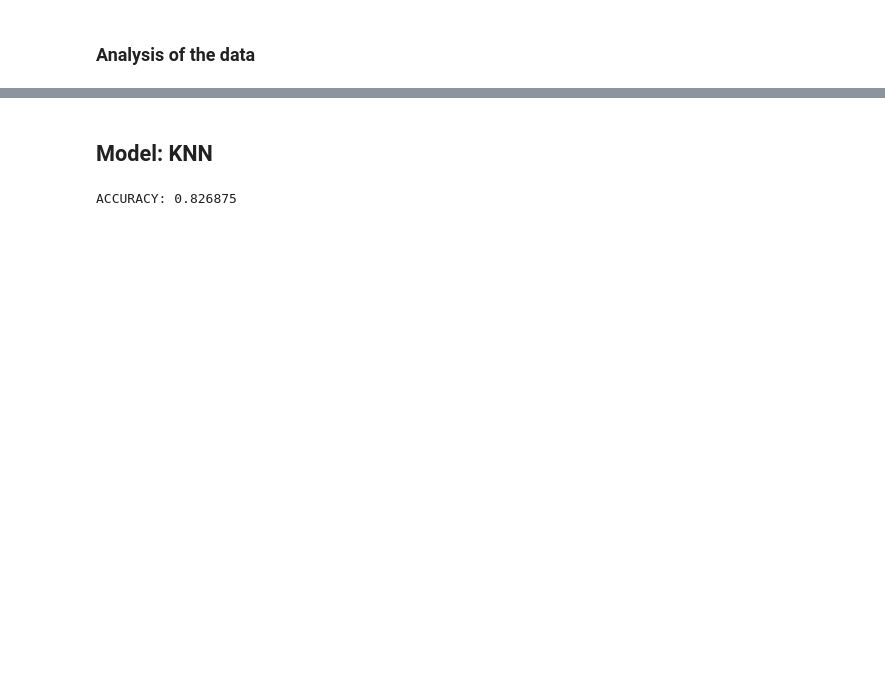
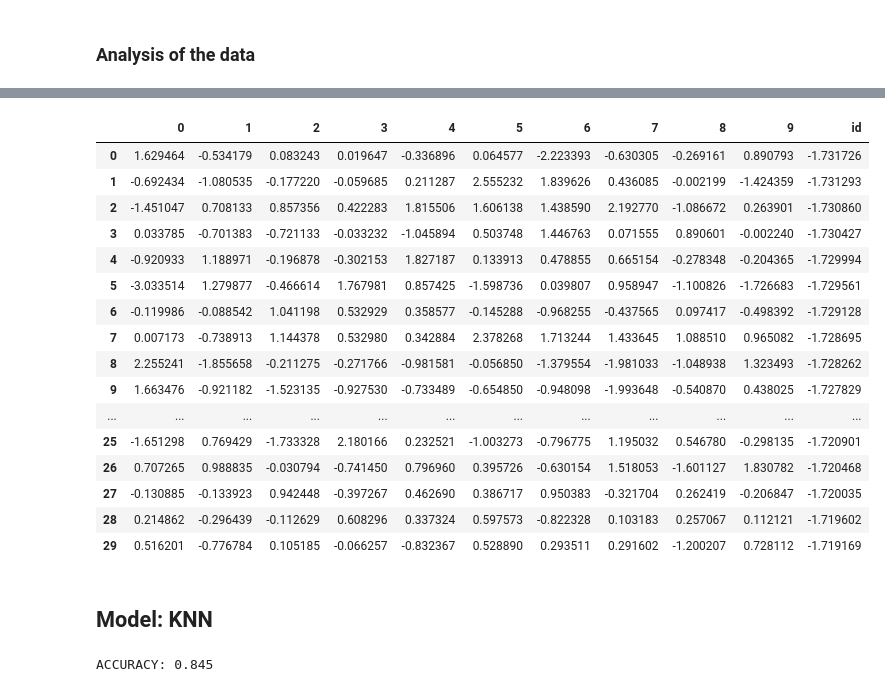
Before and after one commit to chasewes/DataSlayers, a Jupyter notebook: kaggle_competition.ipynb, the cells around one changed output, grey strips where cells are left out. Saved outputs shown, nothing was run; the diff lists cells and outputs as text; code cells hidden in the pictures; blank space fills up the shorter version.

```diff
--- a/kaggle_competition.ipynb
+++ b/kaggle_competition.ipynb
@@ -62,22 +77,41 @@ sns.heatmap(train.corr(), annot=True)
 # %%
 # normalize the data
 def normalize(df):
     df = (df - df.mean()) / df.std()
     return df
 
 # split the data into X and y
 X = train.drop('class', axis=1)
 y = train['class']
 
 # split the test data into X_test
 X_test = test
 
 # normalize the data
 X = normalize(X)
 
 # split the data into training and validation sets
 from sklearn.model_selection import train_test_split
 X_train, X_val, y_train, y_val = train_test_split(X, y, test_size=0.2, random_state=42)
+X.head(30)
+# %% [output]
+|  | 0 | 1 | 2 | 3 | 4 | 5 | 6 | 7 | 8 | 9 | id |
+| 0 | 1.629464 | -0.534179 | 0.083243 | 0.019647 | -0.336896 | 0.064577 | -2.223393 | -0.630305 | -0.269161 | 0.890793 | -1.731726 |
+| 1 | -0.692434 | -1.080535 | -0.177220 | -0.059685 | 0.211287 | 2.555232 | 1.839626 | 0.436085 | -0.002199 | -1.424359 | -1.731293 |
+| 2 | -1.451047 | 0.708133 | 0.857356 | 0.422283 | 1.815506 | 1.606138 | 1.438590 | 2.192770 | -1.086672 | 0.263901 | -1.730860 |
+| 3 | 0.033785 | -0.701383 | -0.721133 | -0.033232 | -1.045894 | 0.503748 | 1.446763 | 0.071555 | 0.890601 | -0.002240 | -1.730427 |
+| 4 | -0.920933 | 1.188971 | -0.196878 | -0.302153 | 1.827187 | 0.133913 | 0.478855 | 0.665154 | -0.278348 | -0.204365 | -1.729994 |
+| 5 | -3.033514 | 1.279877 | -0.466614 | 1.767981 | 0.857425 | -1.598736 | 0.039807 | 0.958947 | -1.100826 | -1.726683 | -1.729561 |
+| 6 | -0.119986 | -0.088542 | 1.041198 | 0.532929 | 0.358577 | -0.145288 | -0.968255 | -0.437565 | 0.097417 | -0.498392 | -1.729128 |
+| 7 | 0.007173 | -0.738913 | 1.144378 | 0.532980 | 0.342884 | 2.378268 | 1.713244 | 1.433645 | 1.088510 | 0.965082 | -1.728695 |
+| 8 | 2.255241 | -1.855658 | -0.211275 | -0.271766 | -0.981581 | -0.056850 | -1.379554 | -1.981033 | -1.048938 | 1.323493 | -1.728262 |
+| 9 | 1.663476 | -0.921182 | -1.523135 | -0.927530 | -0.733489 | -0.654850 | -0.948098 | -1.993648 | -0.540870 | 0.438025 | -1.727829 |
+| ... | ... | ... | ... | ... | ... | ... | ... | ... | ... | ... | ... |
+| 25 | -1.651298 | 0.769429 | -1.733328 | 2.180166 | 0.232521 | -1.003273 | -0.796775 | 1.195032 | 0.546780 | -0.298135 | -1.720901 |
+| 26 | 0.707265 | 0.988835 | -0.030794 | -0.741450 | 0.796960 | 0.395726 | -0.630154 | 1.518053 | -1.601127 | 1.830782 | -1.720468 |
+| 27 | -0.130885 | -0.133923 | 0.942448 | -0.397267 | 0.462690 | 0.386717 | 0.950383 | -0.321704 | 0.262419 | -0.206847 | -1.720035 |
+| 28 | 0.214862 | -0.296439 | -0.112629 | 0.608296 | 0.337324 | 0.597573 | -0.822328 | 0.103183 | 0.257067 | 0.112121 | -1.719602 |
+| 29 | 0.516201 | -0.776784 | 0.105185 | -0.066257 | -0.832367 | 0.528890 | 0.293511 | 0.291602 | -1.200207 | 0.728112 | -1.719169 |
 # %% [markdown]
 ## Model: KNN
 # %%
@@ -86,15 +120,22 @@ from sklearn.neighbors import KNeighborsClassifier
 from sklearn.metrics import accuracy_score
 
 # create the model
-knn = KNeighborsClassifier(n_neighbors=5)
+# use a value of k = 9
+X_train.drop('id', axis=1, inplace=True)
+X_val.drop('id', axis=1, inplace=True)
 
-# fit the model
-knn.fit(X_train, y_train)
+def KNN(k):
+    knn = KNeighborsClassifier(n_neighbors=9)
 
-# make predictions
-y_pred = knn.predict(X_val)
+    knn.fit(X_train, y_train)
 
-# check the accuracy
-print("ACCURACY: "+str(accuracy_score(y_val, y_pred)))
+    # make predictions
+    y_pred = knn.predict(X_val)
+
+    # check the accuracy
+    print("ACCURACY: "+str(accuracy_score(y_val, y_pred)))
+    return y_pred
+
+knn_y_pred = KNN(9)
 # %% [output]
-ACCURACY: 0.826875
+ACCURACY: 0.845
```
Also changed, not shown: parts of 12 cells of this notebook.
